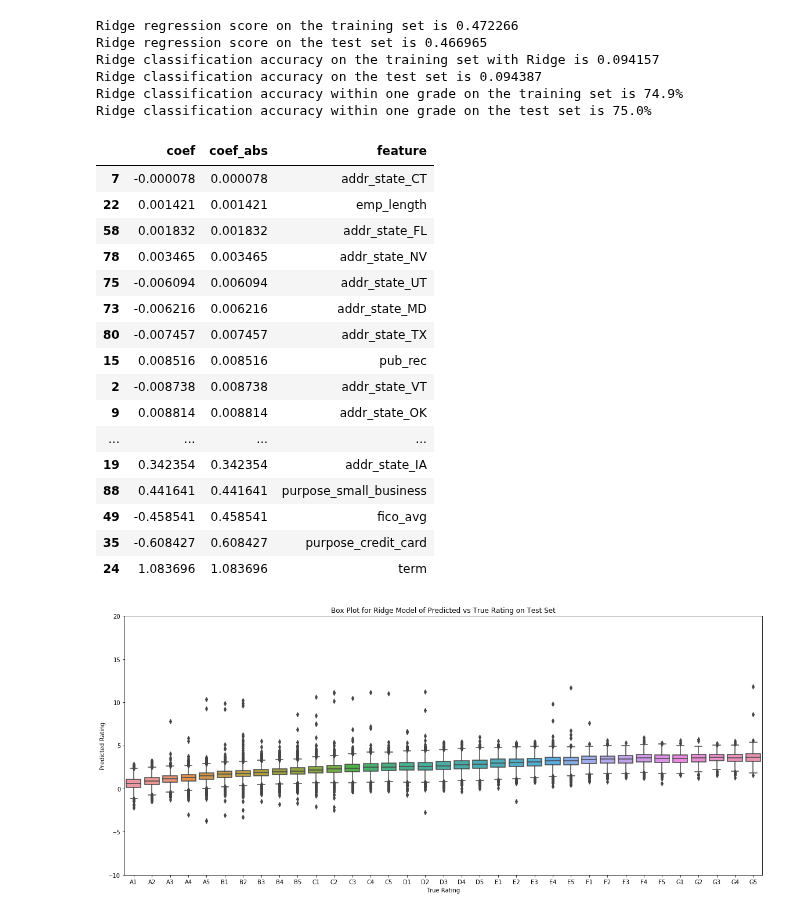
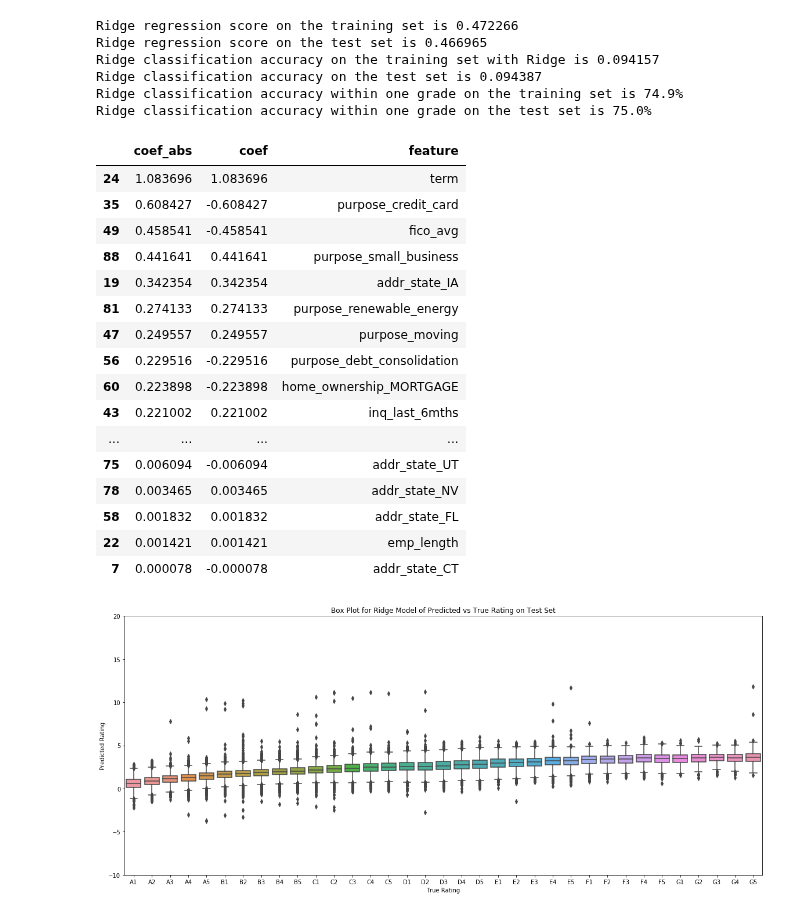
Before and after one commit to tmaounis/cs109a-LendingClub, a Jupyter notebook: models.ipynb, the cells around one changed output. Cells and saved outputs as stored; diff of their text form; code cells hidden in the pictures.

Commit message:
coef stuff

```diff
--- a/models.ipynb
+++ b/models.ipynb
@@ -405,28 +429,28 @@ Ridge classification accuracy within one grade on the training set is 74.9%
 Ridge classification accuracy within one grade on the test set is 75.0%
 # %%
 df_Ridge_coefs = pd.DataFrame()
+df_Ridge_coefs['coef_abs'] = abs(model_Ridge.coef_)
 df_Ridge_coefs['coef'] = model_Ridge.coef_
-df_Ridge_coefs['coef_abs'] = abs(model_Ridge.coef_)
 df_Ridge_coefs['feature'] = x_train.columns
-display_df(df_Ridge_coefs.sort_values(by='coef_abs'), None)
+display_df(df_Ridge_coefs.sort_values(by='coef_abs', ascending=False), None)
 # %% [output]
-|  | coef | coef_abs | feature |
-| 7 | -0.000078 | 0.000078 | addr_state_CT |
+|  | coef_abs | coef | feature |
+| 24 | 1.083696 | 1.083696 | term |
+| 35 | 0.608427 | -0.608427 | purpose_credit_card |
+| 49 | 0.458541 | -0.458541 | fico_avg |
+| 88 | 0.441641 | 0.441641 | purpose_small_business |
+| 19 | 0.342354 | 0.342354 | addr_state_IA |
+| 81 | 0.274133 | 0.274133 | purpose_renewable_energy |
+| 47 | 0.249557 | 0.249557 | purpose_moving |
+| 56 | 0.229516 | -0.229516 | purpose_debt_consolidation |
+| 60 | 0.223898 | -0.223898 | home_ownership_MORTGAGE |
+| 43 | 0.221002 | 0.221002 | inq_last_6mths |
+| ... | ... | ... | ... |
+| 75 | 0.006094 | -0.006094 | addr_state_UT |
+| 78 | 0.003465 | 0.003465 | addr_state_NV |
+| 58 | 0.001832 | 0.001832 | addr_state_FL |
 | 22 | 0.001421 | 0.001421 | emp_length |
-| 58 | 0.001832 | 0.001832 | addr_state_FL |
-| 78 | 0.003465 | 0.003465 | addr_state_NV |
-| 75 | -0.006094 | 0.006094 | addr_state_UT |
-| 73 | -0.006216 | 0.006216 | addr_state_MD |
-| 80 | -0.007457 | 0.007457 | addr_state_TX |
-| 15 | 0.008516 | 0.008516 | pub_rec |
-| 2 | -0.008738 | 0.008738 | addr_state_VT |
-| 9 | 0.008814 | 0.008814 | addr_state_OK |
-| ... | ... | ... | ... |
-| 19 | 0.342354 | 0.342354 | addr_state_IA |
-| 88 | 0.441641 | 0.441641 | purpose_small_business |
-| 49 | -0.458541 | 0.458541 | fico_avg |
-| 35 | -0.608427 | 0.608427 | purpose_credit_card |
-| 24 | 1.083696 | 1.083696 | term |
+| 7 | 0.000078 | -0.000078 | addr_state_CT |
 # %%
 my_box_plot(y_test, Ridge_test_pred, "Ridge")
 # %% [output]
```
Also changed, not shown: parts of 1 cell of this notebook.
